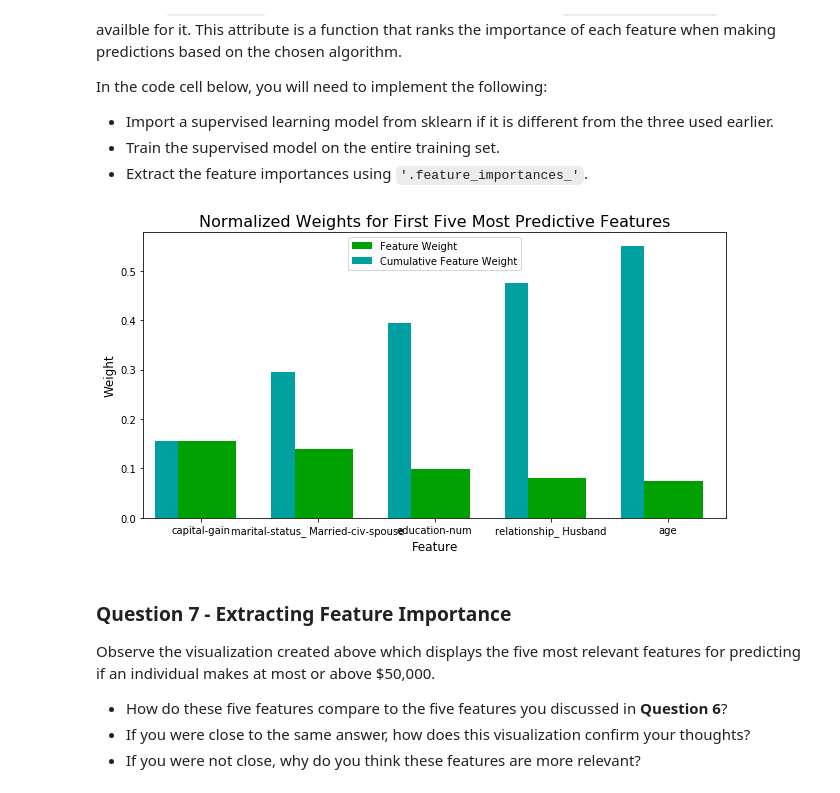
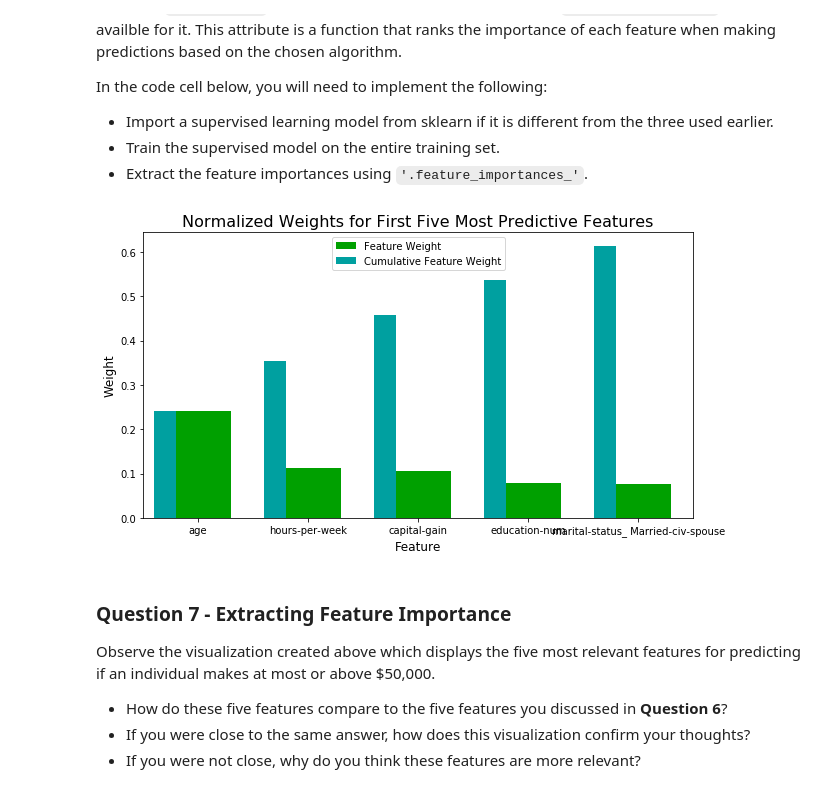
Before and after one commit to anurag89sharma/udacity, a Jupyter notebook: ml-nanodegree/finding_donors/finding_donors.ipynb, the cells around one changed output. Cells and saved outputs as stored; diff of their text form; code cells hidden in the pictures.

```diff
--- a/ml-nanodegree/finding_donors/finding_donors.ipynb
+++ b/ml-nanodegree/finding_donors/finding_donors.ipynb
@@ -341,7 +341,7 @@ def train_predict(learner, sample_size, X_train, y_train, X_test, y_test):
 
     # TODO: Fit the learner to the training data using slicing with 'sample_size' using .fit(training_features[:], training_labels[:])
     start = time() # Get start time
-    learner = learner.fit(X_train, y_train)
+    learner = learner.fit(X_train[:sample_size], y_train[:sample_size])
     end = time() # Get end time
 
     # TODO: Calculate the training time
@@ -594,18 +602,18 @@ In the code cell below, you will need to implement the following:
 # %%
 # TODO: Import a supervised learning model that has 'feature_importances_'
 from sklearn.ensemble import RandomForestClassifier
 
 # TODO: Train the supervised model on the training set using .fit(X_train, y_train)
-model = RandomForestClassifier(n_estimators=50, criterion='gini', min_samples_split=75).fit(X_train, y_train)
-# model = RandomForestClassifier().fit(X_train, y_train)
+# model = RandomForestClassifier(random_state=10, n_estimators=50, criterion='gini', min_samples_split=75).fit(X_train, y_train)
+model = RandomForestClassifier(random_state=10).fit(X_train, y_train)
 
 # TODO: Extract the feature importances using .feature_importances_
 importances = model.feature_importances_
 
 # Plot
 vs.feature_plot(importances, X_train, y_train)
 # %% [output]
-[figure, old version]
+[figure, new version]
 # %% [markdown]
 ### Question 7 - Extracting Feature Importance
 
```
Also changed, not shown: parts of 9 cells of this notebook, 1 other file.
